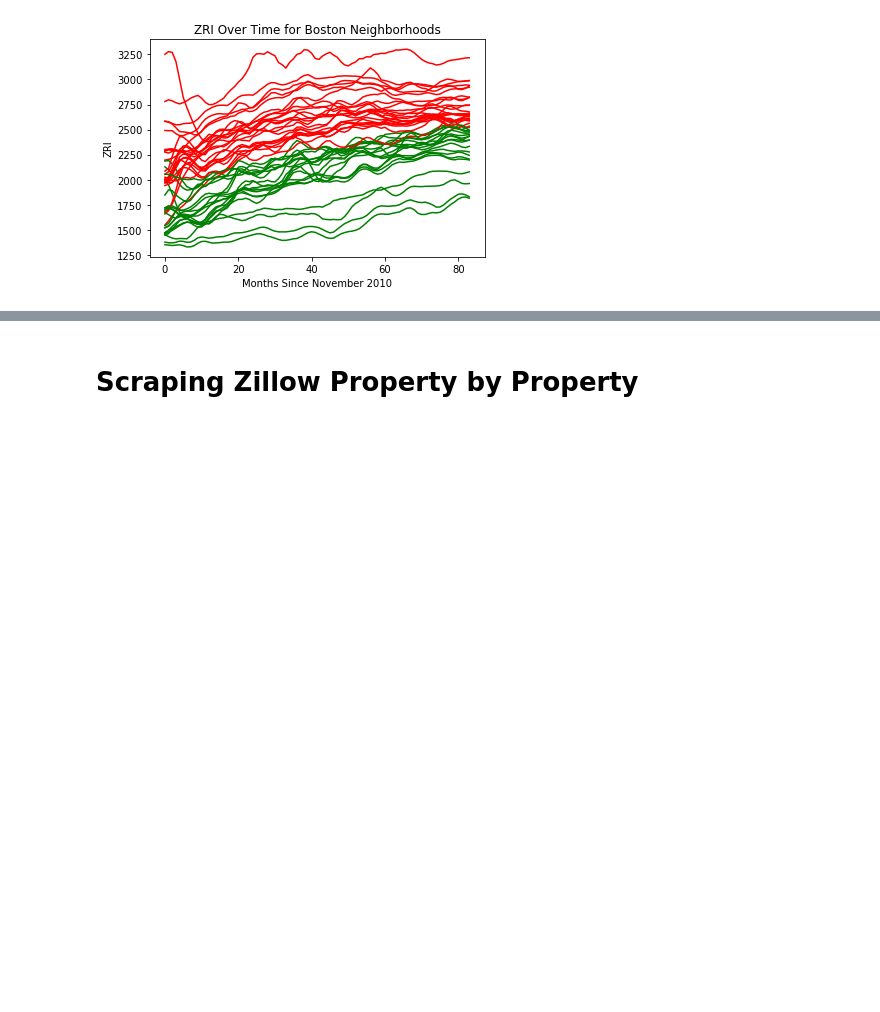
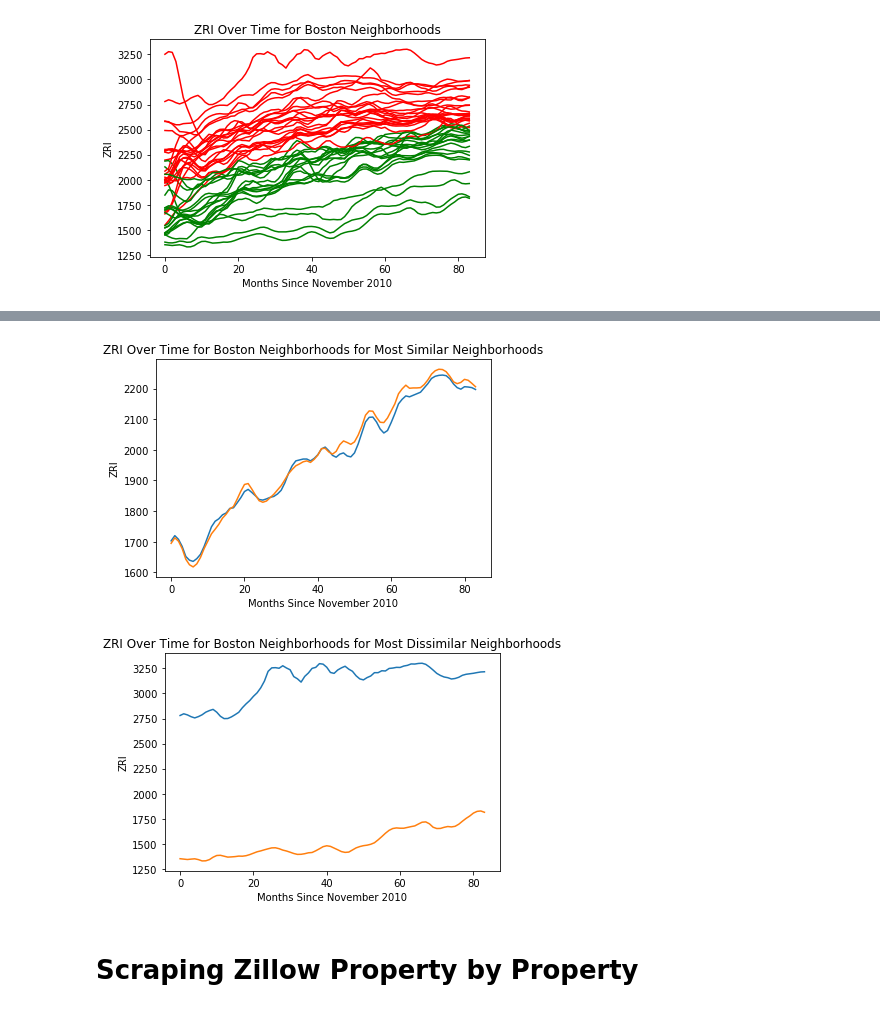
Before and after one commit to weizhongg/Boston-rental-prices-CS-506-project, a Jupyter notebook: Final Project.ipynb, the cells around one changed output, grey strips where cells are left out. Drawn from its saved outputs; the diff is of its cells as text; code cells hidden in the pictures; blank space fills up the shorter version.

```diff
--- a/Final Project.ipynb
+++ b/Final Project.ipynb
@@ -220,3 +217,36 @@ array([[      0.,    2661.,    3288., ...,   11272.,   64259.,   25465.],
+# %%
+#get similar / dissimilar users
+mostSimilar = []
+maxVal = 0.0
+mostDissimilar = []
+minVal = 10000.0
+for i in range(0, len(timeSeries.index)):
+    for j in range(0, len(timeSeries.index)):
+        dist = similarity[i, j]
+        if dist > maxVal:
+            maxVal = dist
+            mostDissimilar = [i, j]
+        if dist < minVal and dist > 0:
+            minVal = dist
+            mostSimilar = [i, j]
+# %%
+#plot most similar / dissimilar
+pyplot.plot(months, timeSeries.ix[mostSimilar[0]])
+pyplot.plot(months, timeSeries.ix[mostSimilar[1]])
+pyplot.title('ZRI Over Time for Boston Neighborhoods for Most Similar Neighborhoods')
+pyplot.xlabel('Months Since November 2010')
+pyplot.ylabel('ZRI')
+pyplot.show()
+
+pyplot.plot(months, timeSeries.ix[mostDissimilar[0]])
+pyplot.plot(months, timeSeries.ix[mostDissimilar[1]])
+pyplot.title('ZRI Over Time for Boston Neighborhoods for Most Dissimilar Neighborhoods')
+pyplot.xlabel('Months Since November 2010')
+pyplot.ylabel('ZRI')
+pyplot.show()
+# %% [output]
+[figure, added]
+[figure, added]
 # %% [markdown]
 # Scraping Zillow Property by Property
 # %%
```
Also changed, not shown: parts of 3 cells of this notebook.
